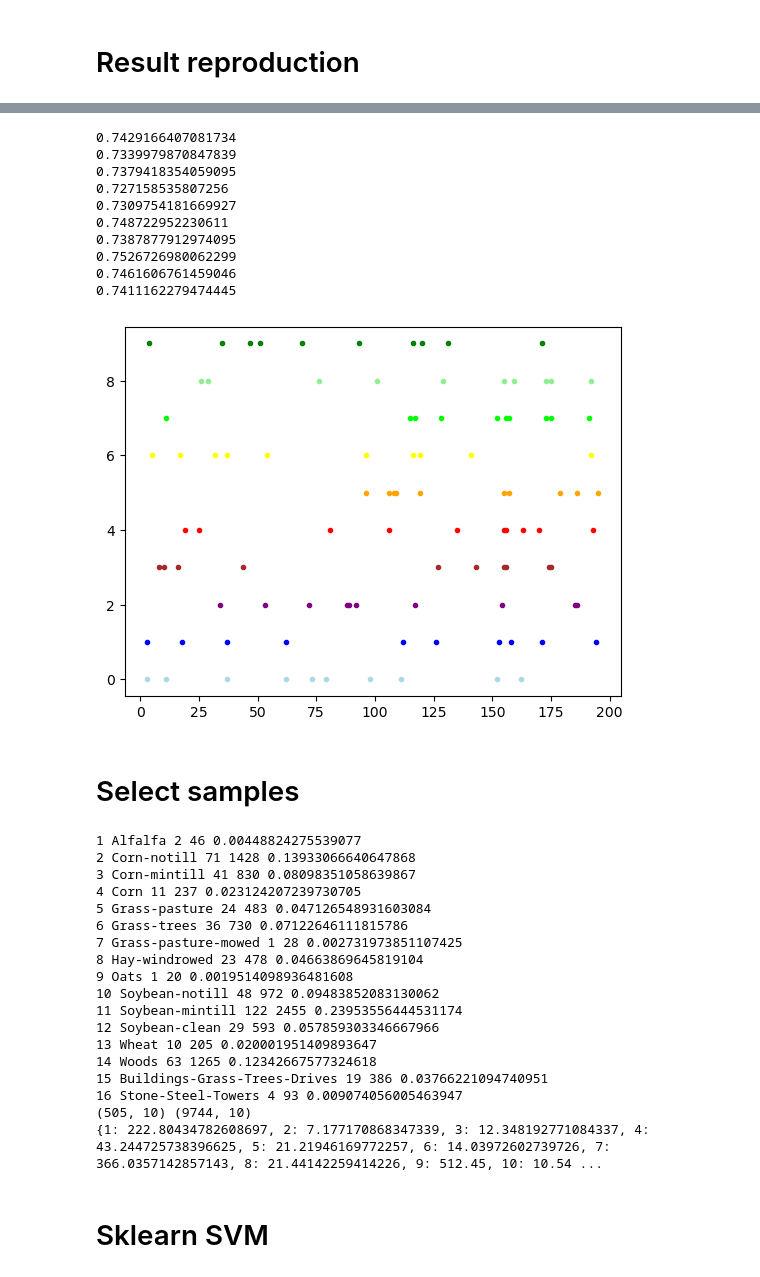
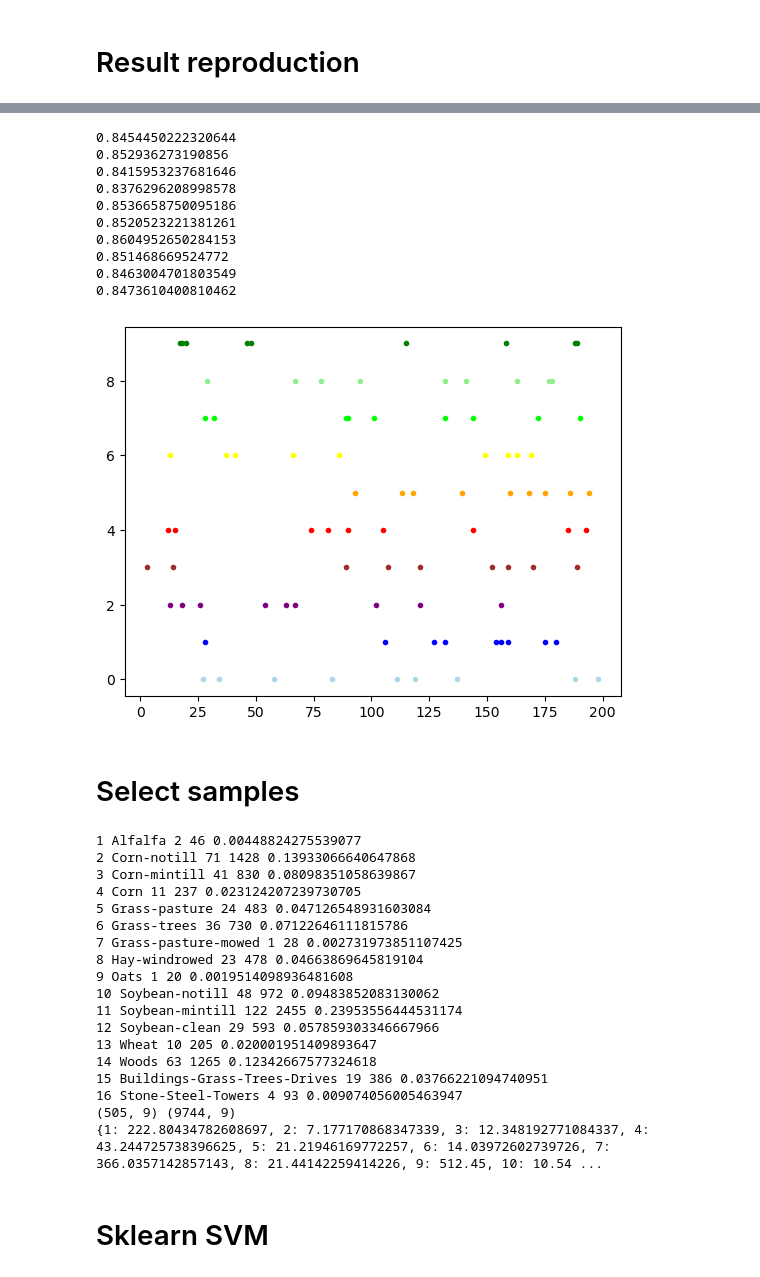
Before and after one commit to GeckSpy/M1-internship-SSGA, a Jupyter notebook: code/result.ipynb, the cells around one changed output, grey strips where cells are left out. Cells and saved outputs as stored; diff of their text form; code cells hidden in the pictures.

Commit message:
train on norm_similarity

```diff
--- a/code/result.ipynb
+++ b/code/result.ipynb
@@ -27,8 +27,14 @@ plt.show()
 # %%
-from EntropyRateSuperpixel import find_superpixel, complete_basic_similarity, plot_img_with_borders
+from EntropyRateSuperpixel import find_superpixel, complete_basic_similarity, plot_img_with_borders, complete_norm_similarity, create_overlay_borders
 
 K = 300
-SP = find_superpixel(usedDataset["data"], K, 0.5*8, complete_basic_similarity, True)
-plot_img_with_borders(usedDataset["data"][:,:,b], SP, color=[255,0,0,200])
-plt.show()
+# Try not to get to small superpixel size
+# Dataset, K, coeff
+IndianCoeffSP1 = {200:34, 300:48}
+# PaviaUniversity : (300, 24)
+SP = find_superpixel(usedDataset["data"], K, IndianCoeffSP1[K], complete_basic_similarity, True)
+SP1_overlay = create_overlay_borders(usedDataset["data"][:,:,0], SP)
+l = [len(l) for l in SP]
+l.sort()
+print(l)
 # %% [output]
@@ -35,0 +42,9 @@ plt.show()
+# %%
+IndianCoeffSP2 = {200:100, 300:160}
+# PaviaUniversity : (300, 180)
+SP2 = find_superpixel(usedDataset["data"], K, IndianCoeffSP2[K], complete_norm_similarity, True)
+# A bit faster, why?
+SP2_overlay = create_overlay_borders(usedDataset["data"][:,:,0], SP2)
+l = [len(l) for l in SP2]
+l.sort()
+print(l)
@@ -35,0 +53,17 @@ plt.show()
+# %%
+b = np.random.randint(0, B-1)
+fig, axs = plt.subplots(1,2)
+fig.set_size_inches(10,20)
+
+overlays = [SP1_overlay, SP2_overlay]
+color = [255,255,255,200]
+for k in range(len(overlays)):
+    for i in range(n):
+        for j in range(m):
+            if overlays[k][i,j][3] != 0:
+                overlays[k][i,j] = color
+
+    axs[k].imshow(usedDataset["gt"])
+    axs[k].imshow(overlays[k])
+
+plt.show()
@@ -36,37 +72,40 @@ plt.show()
+# %%
+SP_used = SP
+#SP_used = SP2
 # %%
 class Param:
     GN = 100
     NP = 100
     Pc = 0.9
     Pm1 = 0.02
     Pm2 = 0.1
 
 N = 10
 colors = ["lightblue", "blue", "purple", "brown", "red", "orange", "yellow", "lime", "lightgreen", "green"]
 best_indiv = None
 best_fitness = 0
 for j in range(N):
-    pop, fitness = SSGA(usedDataset["data"], 10, K, Param.GN, Param.NP, Param.Pc, Param.Pm1, Param.Pm2, False, SP=SP)
+    pop, fitness = SSGA(usedDataset["data"], 9, K, Param.GN, Param.NP, Param.Pc, Param.Pm1, Param.Pm2, False, SP=SP_used)
     if fitness[0]>best_fitness:
         best_indiv = pop[0]
         best_fitness = fitness[0]
     print(fitness[0])
     for i,b in enumerate(pop[0]):
         if b==1:
             plt.plot(i,j, ".", color=colors[j])
 plt.show()
 # %% [output]
-0.7429166407081734
-0.7339979870847839
-0.7379418354059095
-0.727158535807256
-0.7309754181669927
-0.748722952230611
-0.7387877912974095
-0.7526726980062299
-0.7461606761459046
-0.7411162279474445
+0.8454450222320644
+0.852936273190856
+0.8415953237681646
+0.8376296208998578
+0.8536658750095186
+0.8520523221381261
+0.8604952650284153
+0.851468669524772
+0.8463004701803549
+0.8473610400810462
-[figure, old version]
+[figure, new version]
 # %% [markdown]
 # Select samples
 # %%
@@ -139,7 +178,7 @@ print(weights)
 14 Woods 63 1265 0.12342667577324618
 15 Buildings-Grass-Trees-Drives 19 386 0.03766221094740951
 16 Stone-Steel-Towers 4 93 0.009074056005463947
-(505, 10) (9744, 10)
+(505, 9) (9744, 9)
 {1: 222.80434782608697, 2: 7.177170868347339, 3: 12.348192771084337, 4: 43.244725738396625, 5: 21.21946169772257, 6: 14.03972602739726, 7: 366.0357142857143, 8: 21.44142259414226, 9: 512.45, 10: 10.54 ...
 # %% [markdown]
 # Sklearn SVM
```
Also changed, not shown: parts of 8 cells of this notebook, 2 other files.
